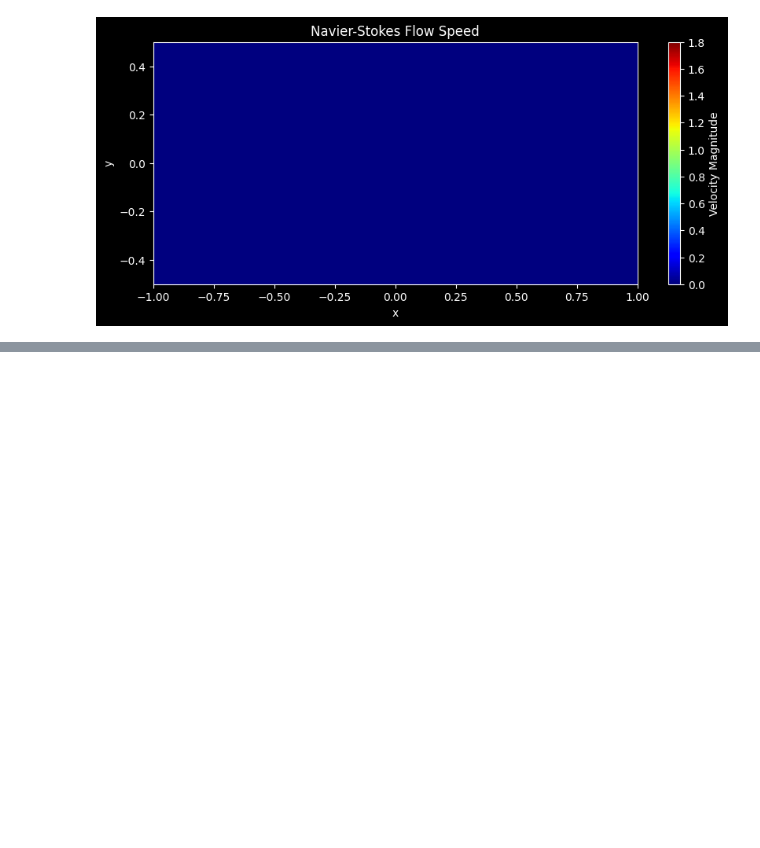
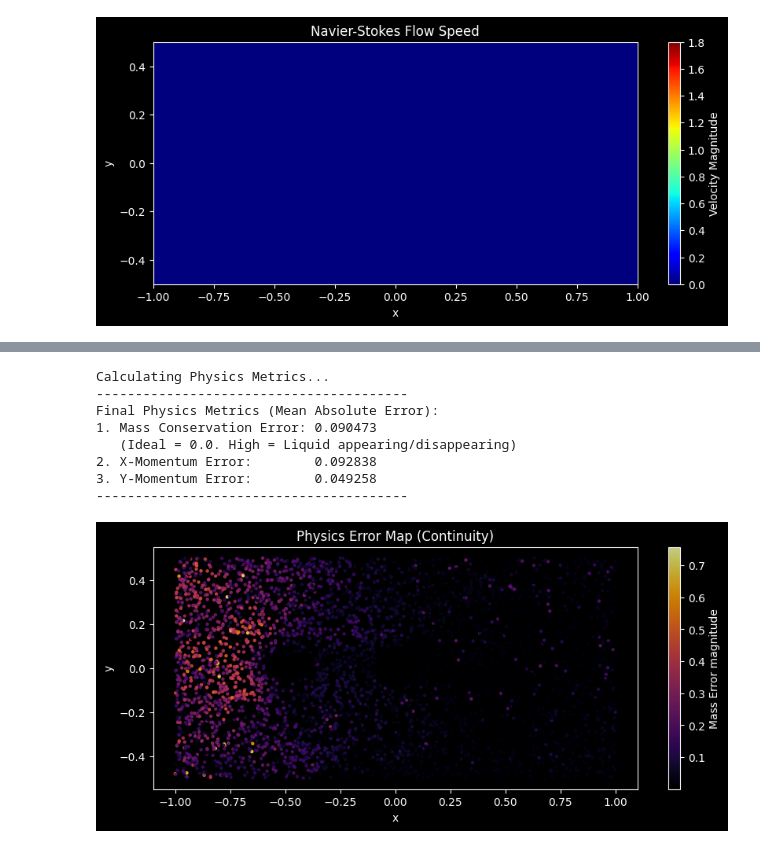
Before and after one commit to Andreea720/challenge_Navier_Stokes_ResNet, a Jupyter notebook: navier_stokes.ipynb, the cells around one changed output, grey strips where cells are left out. Drawn from its saved outputs; the diff is of its cells as text; code cells hidden in the pictures; blank space fills up the shorter version.

```diff
--- a/navier_stokes.ipynb
+++ b/navier_stokes.ipynb
@@ -492,3 +492,59 @@ def update(frame):
     # ax.streamplot(grid_x, grid_y, u_frame, v_frame, color='white', alpha=0.3)
 
     return cax,
+# %%
+# --- ADVANCED METRICS EVALUATION (CORRECTED) ---
+print("Calculating Physics Metrics...")
+
+# 1. Generate a grid of points to test the physics
+# We check 5000 random points inside the domain
+X_test = geom.random_points(5000)
+
+# 2. Calculate Residuals (Physics Errors)
+# We pass 'operator=pde' to tell the model:
+# "Don't just give me velocity (u,v), give me the ERROR in the equations."
+residuals = model.predict(X_test, operator=pde)
+
+# The output 'residuals' is a list of arrays: [pde_u, pde_v, pde_cont]
+# matching the order you returned in your def pde(...) function.
+res_u = residuals[0]  # Momentum X error
+res_v = residuals[1]  # Momentum Y error
+res_cont = residuals[2]  # Continuity error (Mass conservation)
+
+# 3. Compute Mean Errors
+mean_res_u = np.mean(np.abs(res_u))
+mean_res_v = np.mean(np.abs(res_v))
+mean_res_cont = np.mean(np.abs(res_cont))
+
+print("-" * 40)
+print(f"Final Physics Metrics (Mean Absolute Error):")
+print(f"1. Mass Conservation Error: {mean_res_cont:.6f}")
+print(f"   (Ideal = 0.0. High = Liquid appearing/disappearing)")
+print(f"2. X-Momentum Error:        {mean_res_u:.6f}")
+print(f"3. Y-Momentum Error:        {mean_res_v:.6f}")
+print("-" * 40)
+
+# 4. Visualize Where the Physics Fails
+# We plot the Mass Conservation Error.
+# Bright spots = areas where the liquid is "breaking" physics (usually near walls).
+import matplotlib.pyplot as plt
+
+fig, ax = plt.subplots(figsize=(10, 4))
+# We use X_test[:, 0] (x-coords) and X_test[:, 1] (y-coords)
+sc = ax.scatter(X_test[:, 0], X_test[:, 1], c=np.abs(res_cont), cmap='inferno', s=5, alpha=0.8)
+plt.colorbar(sc, label='Mass Error magnitude')
+ax.set_title("Physics Error Map (Continuity)")
+ax.set_xlabel('x')
+ax.set_ylabel('y')
+ax.set_aspect('equal')
+plt.show()
+# %% [output]
+Calculating Physics Metrics...
+----------------------------------------
+Final Physics Metrics (Mean Absolute Error):
+1. Mass Conservation Error: 0.090473
+   (Ideal = 0.0. High = Liquid appearing/disappearing)
+2. X-Momentum Error:        0.092838
+3. Y-Momentum Error:        0.049258
+----------------------------------------
+[figure, added]
```
Also changed, not shown: parts of 3 cells of this notebook.
